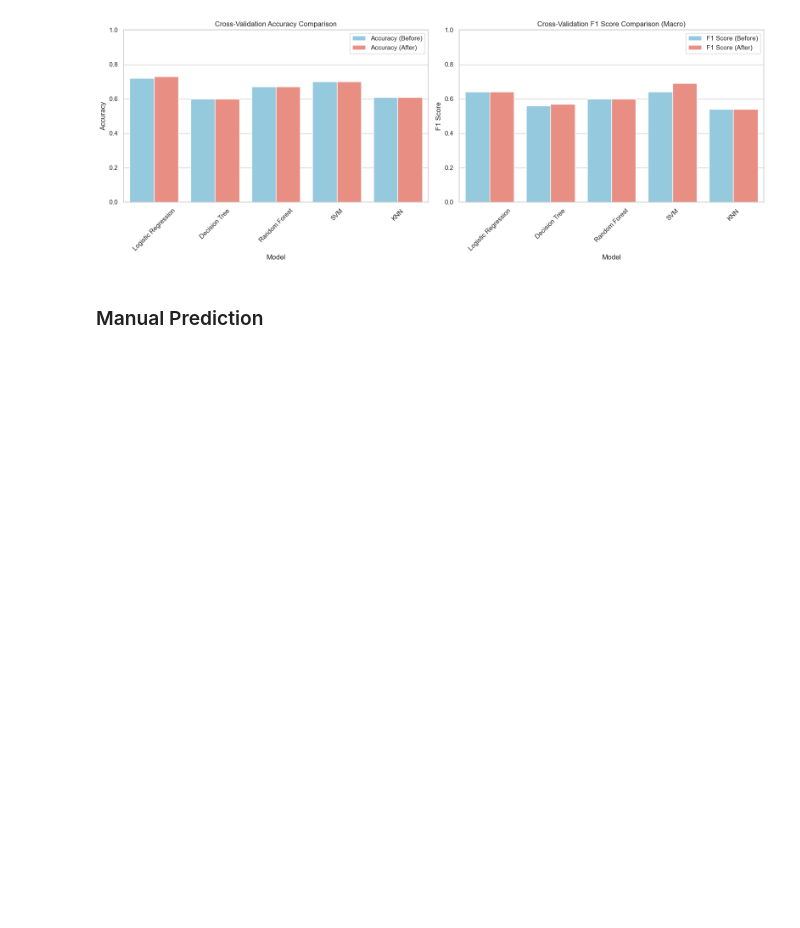
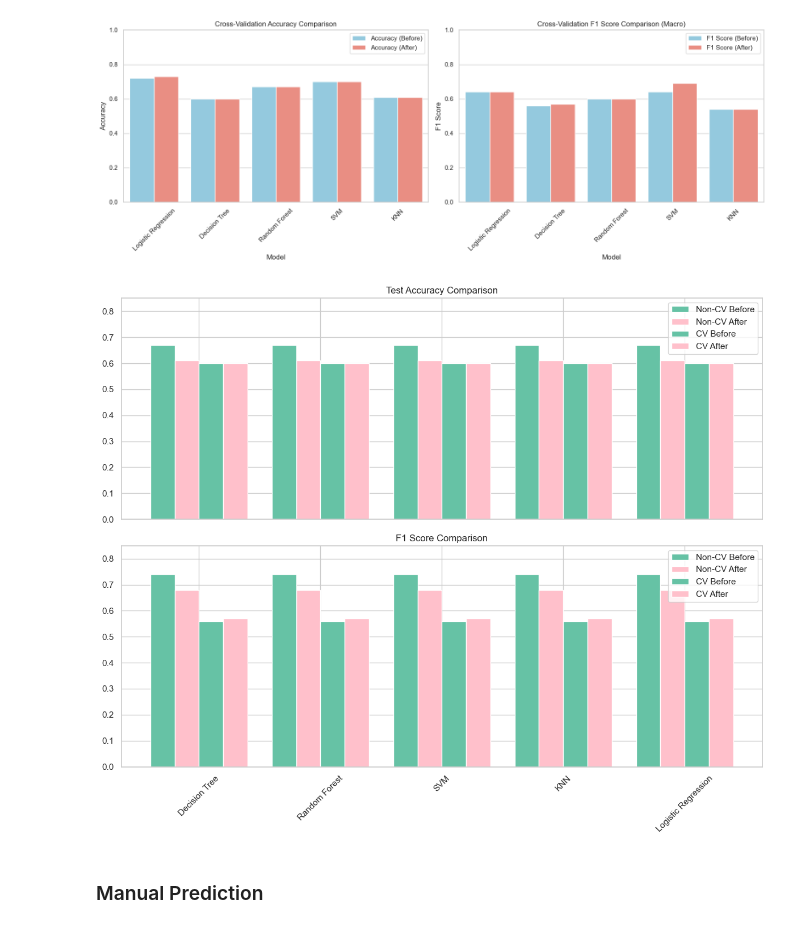
Before and after one commit to SakibMizan/MLProjectStudentPerformance, a Jupyter notebook: SakibMizanProject.ipynb, the cells around one changed output. Drawn from its saved outputs; the diff is of its cells as text; code cells hidden in the pictures; blank space fills up the shorter version.

Commit message:
Cross Validation Visualization

```diff
--- a/SakibMizanProject.ipynb
+++ b/SakibMizanProject.ipynb
@@ -1181,6 +1181,36 @@ Logistic Regression               0.72              0.73               0.64
                 SVM               0.70              0.70               0.64              0.69
                 KNN               0.61              0.61               0.54              0.54
 [figure]
+# %%
+import matplotlib.pyplot as plt
+import numpy as np
+
+models = ['Decision Tree', 'Random Forest', 'SVM', 'KNN', 'Logistic Regression']
+metrics = ['Test Accuracy', 'F1 Score']
+non_cv_before = [0.67, 0.74, 0.66, 0.75, 0.61, 0.76, 0.60, 0.71, 0.74, 0.74]
+non_cv_after = [0.61, 0.68, 0.62, 0.73, 0.66, 0.71, 0.60, 0.71, 0.74, 0.74]
+cv_before = [0.60, 0.56, 0.67, 0.60, 0.70, 0.64, 0.61, 0.54, 0.72, 0.64]
+cv_after = [0.60, 0.57, 0.67, 0.60, 0.70, 0.69, 0.61, 0.54, 0.73, 0.64]
+
+x = np.arange(len(models))
+width = 0.2
+
+fig, ax = plt.subplots(2, 1, figsize=(12, 10), sharex=True)
+for i, (metric, non_cv_b, non_cv_a, cv_b, cv_a) in enumerate(zip(metrics, non_cv_before, non_cv_after, cv_before, cv_after)):
+    ax[i].bar(x - width*1.5, [non_cv_b, non_cv_b, non_cv_b, non_cv_b, non_cv_b][i::5], width, label='Non-CV Before', color='#66c2a5')
+    ax[i].bar(x - width*0.5, [non_cv_a, non_cv_a, non_cv_a, non_cv_a, non_cv_a][i::5], width, label='Non-CV After', color='pink')
+    ax[i].bar(x + width*0.5, [cv_b, cv_b, cv_b, cv_b, cv_b][i::5], width, label='CV Before', color='#66c2a5')
+    ax[i].bar(x + width*1.5, [cv_a, cv_a, cv_a, cv_a, cv_a][i::5], width, label='CV After', color='pink')
+    ax[i].set_title(f'{metric} Comparison')
+    ax[i].set_xticks(x)
+    ax[i].set_xticklabels(models, rotation=45)
+    ax[i].legend()
+    ax[i].set_ylim(0, 0.85)
+
+plt.tight_layout()
+plt.show()
+# %% [output]
+[figure, added]
 # %% [markdown]
 ### Manual Prediction
 # %%
```
